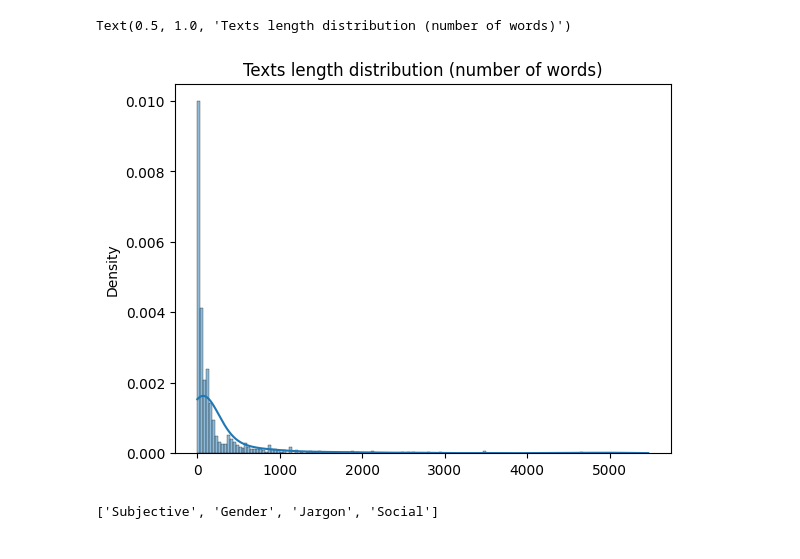
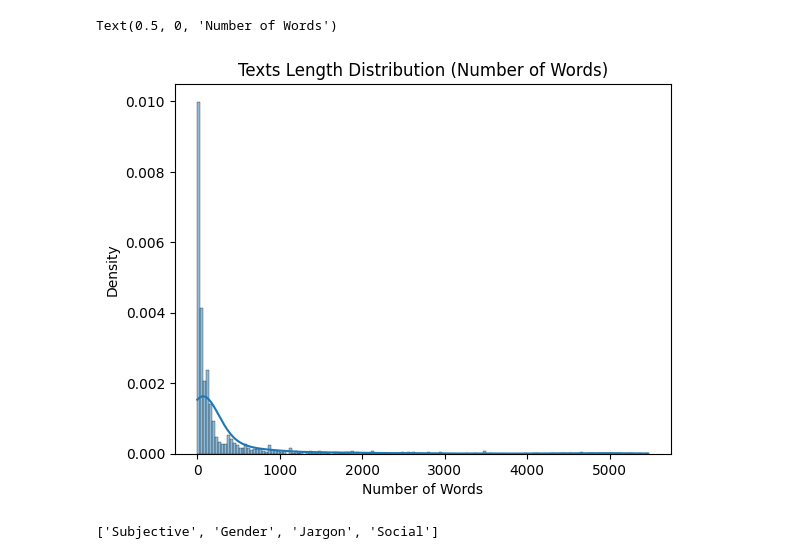
Before and after one commit to Student9676/carlos-artifact-tagging-bias, a Jupyter notebook: bert/models/model_v2/bert_v2.ipynb, the cells around one changed output. Saved outputs shown, nothing was run; the diff lists cells and outputs as text; code cells hidden in the pictures.

```diff
--- a/bert/models/model_v2/bert_v2.ipynb
+++ b/bert/models/model_v2/bert_v2.ipynb
@@ -57,16 +57,17 @@ DatasetDict({
 # %%
 import seaborn as sns
 
 train_texts, test_texts, train_labels, test_labels = train_test_split(
     df["Description"], df["Social"], test_size=0.2, random_state=42
 )
 
 text_lengths = [len(t.split()) for t in train_texts]
 ax = sns.histplot(data=text_lengths, kde=True, stat="density")
-ax.set_title("Texts length distribution (number of words)")
+ax.set_title("Texts Length Distribution (Number of Words)")
+ax.set_xlabel("Number of Words")
 # %% [output]
-Text(0.5, 1.0, 'Texts length distribution (number of words)')
+Text(0.5, 0, 'Number of Words')
-[figure, old version]
+[figure, new version]
 # %%
 # credit: https://github.com/NielsRogge/Transformers-Tutorials
 labels = [label for label in dataset["train"].features.keys() if label not in ["ObjectID", "Description"]]
```
Also changed, not shown: 4 other files.
